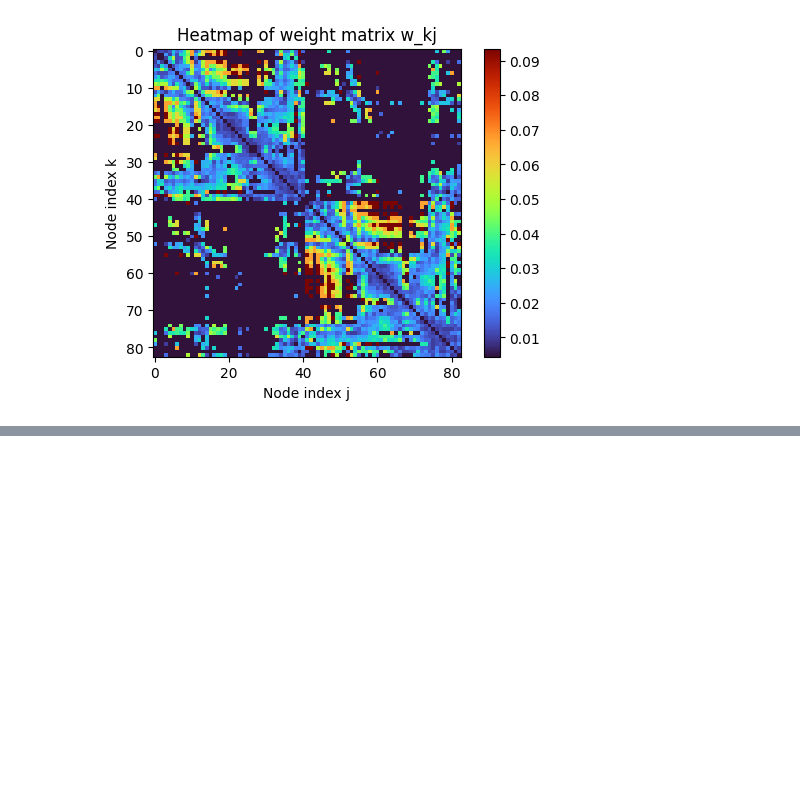
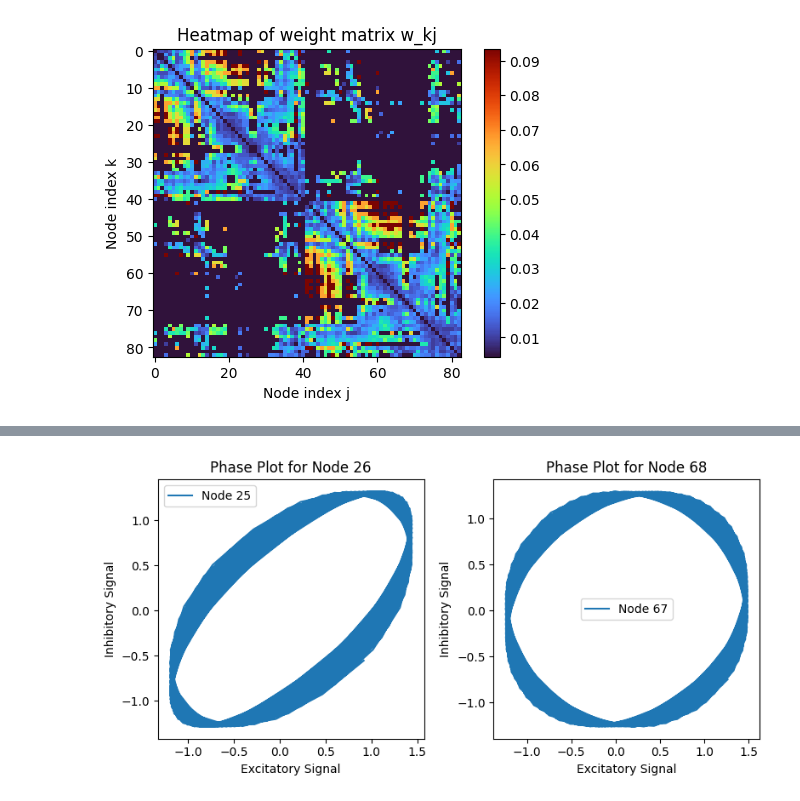
Before and after one commit to shayanshafquat/neuronal-oscillations-evolving-networks, a Jupyter notebook: notebooks/fig4_5.ipynb, the cells around one changed output, grey strips where cells are left out. Drawn from its saved outputs; the diff is of its cells as text; code cells hidden in the pictures; blank space fills up the shorter version.

```diff
--- a/notebooks/fig4_5.ipynb
+++ b/notebooks/fig4_5.ipynb
@@ -231,5 +214,5 @@ def compute_metrics(excitatory, inhibitory, dt, nperseg=None):
 # %%
-def simulate_rsd(w_kj):
+def rsd_model(w_kj):
   n = num_nodes
   mean_omega = 40
   variance_omega = 0.1
@@ -274,4 +257,4 @@ def simulate_rsd(w_kj):
 
   exc = data[:,:83]
   inh = data[:,83:]
-  return exc, inh, dt, times
+  return exc, inh, dt, times, ω
@@ -364,0 +274,18 @@ NameError: name 'times' is not defined
+# %%
+# Given indices
+indices = [25, 67]
+
+# Create subplots
+fig, axs = plt.subplots(1, len(indices), figsize=(8, 4))
+
+for i, index in enumerate(indices):
+    axs[i].plot(exc[:, index], inh[:, index], label=f'Node {index}')
+    axs[i].set_xlabel('Excitatory Signal')
+    axs[i].set_ylabel('Inhibitory Signal')
+    axs[i].set_title(f'Phase Plot for Node {index+1}')
+    axs[i].legend()
+
+plt.tight_layout()
+plt.show()
+# %% [output]
+[figure, added]
```
Also changed, not shown: parts of 14 cells of this notebook.
